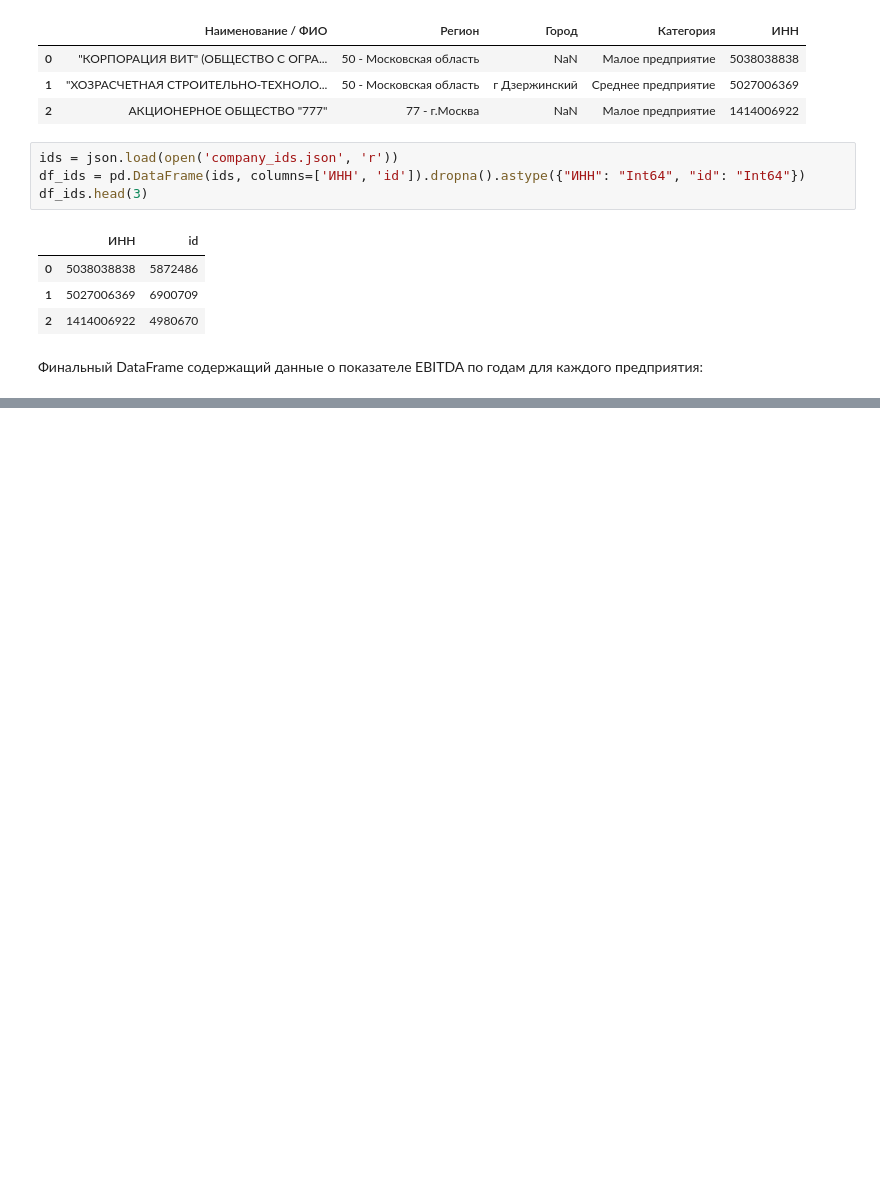
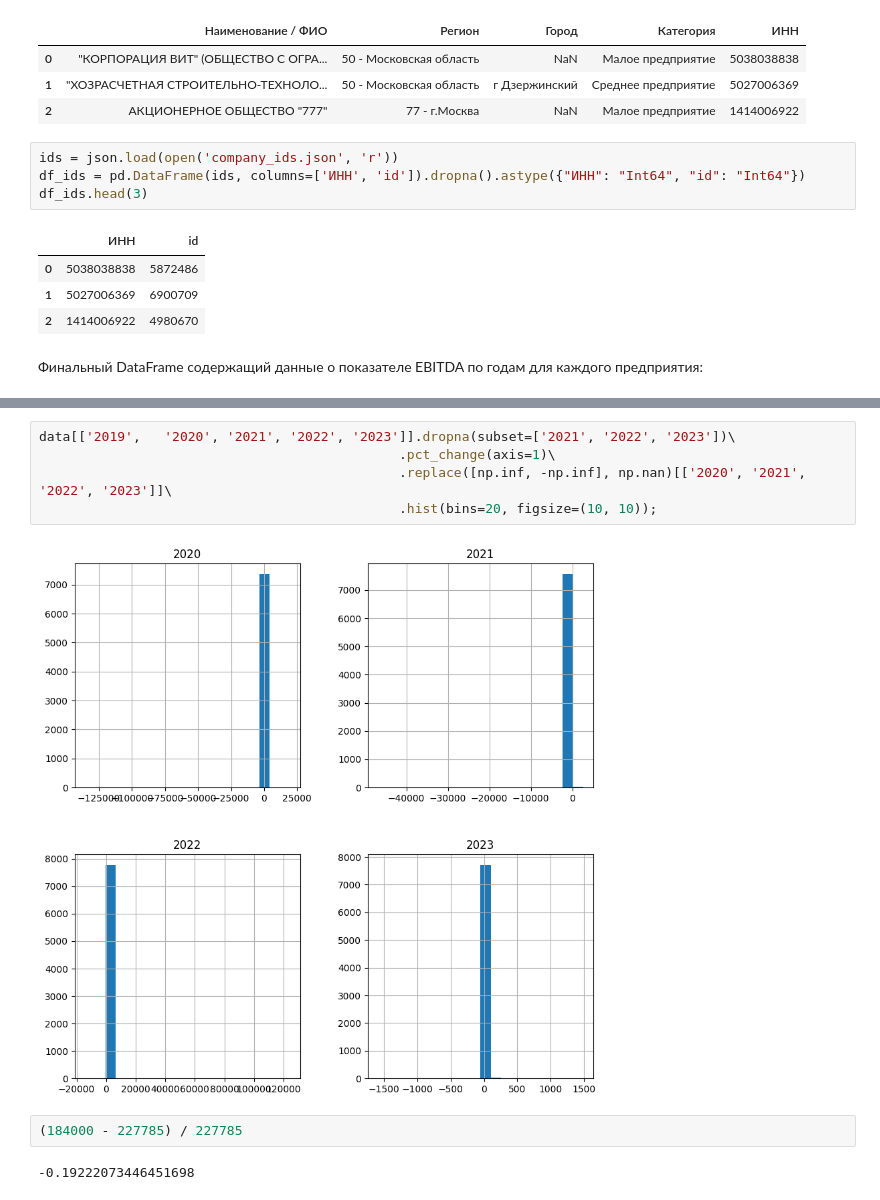
Before and after one commit to aleks-haksly/Postypashka, a Jupyter notebook: DA/02 HW_lab/HW_2.ipynb, the cells around one changed output, grey strips where cells are left out. Drawn from its saved outputs; the diff is of its cells as text; blank space fills up the shorter version.

```diff
--- a/DA/02 HW_lab/HW_2.ipynb
+++ b/DA/02 HW_lab/HW_2.ipynb
@@ -243,3 +243,14 @@ data.head(5)
 | 2 | АКЦИОНЕРНОЕ ОБЩЕСТВО "777" | 77 - г.Москва | NaN | Малое предприятие | 1414006922 | 4980670 | NaN | NaN | NaN | NaN | ... |
 | 3 | АКЦИОНЕРНОЕ ОБЩЕСТВО "АГРОТЕХИМПОРТ" | 33 - Владимирская область | г Владимир | Малое предприятие | 3327332190 | 3867230 | 1031417.0 | 77523.0 | 85031.0 | 55620.0 | ... |
 | 4 | АКЦИОНЕРНОЕ ОБЩЕСТВО "АКС" | 78 - г.Санкт-Петербург | NaN | Малое предприятие | 7816061297 | 7041303 | 116186.0 | 36732.0 | 35867.0 | 4333.0 | ... |
+# %%
+data[['2019',	'2020',	'2021',	'2022',	'2023']].dropna(subset=['2021',	'2022',	'2023'])\
+                                              .pct_change(axis=1)\
+                                              .replace([np.inf, -np.inf], np.nan)[['2020', '2021',	'2022',	'2023']]\
+                                              .hist(bins=20, figsize=(10, 10));
+# %% [output]
+[figure, added]
+# %%
+(184000 - 227785) / 227785
+# %% [output]
+-0.19222073446451698
```
